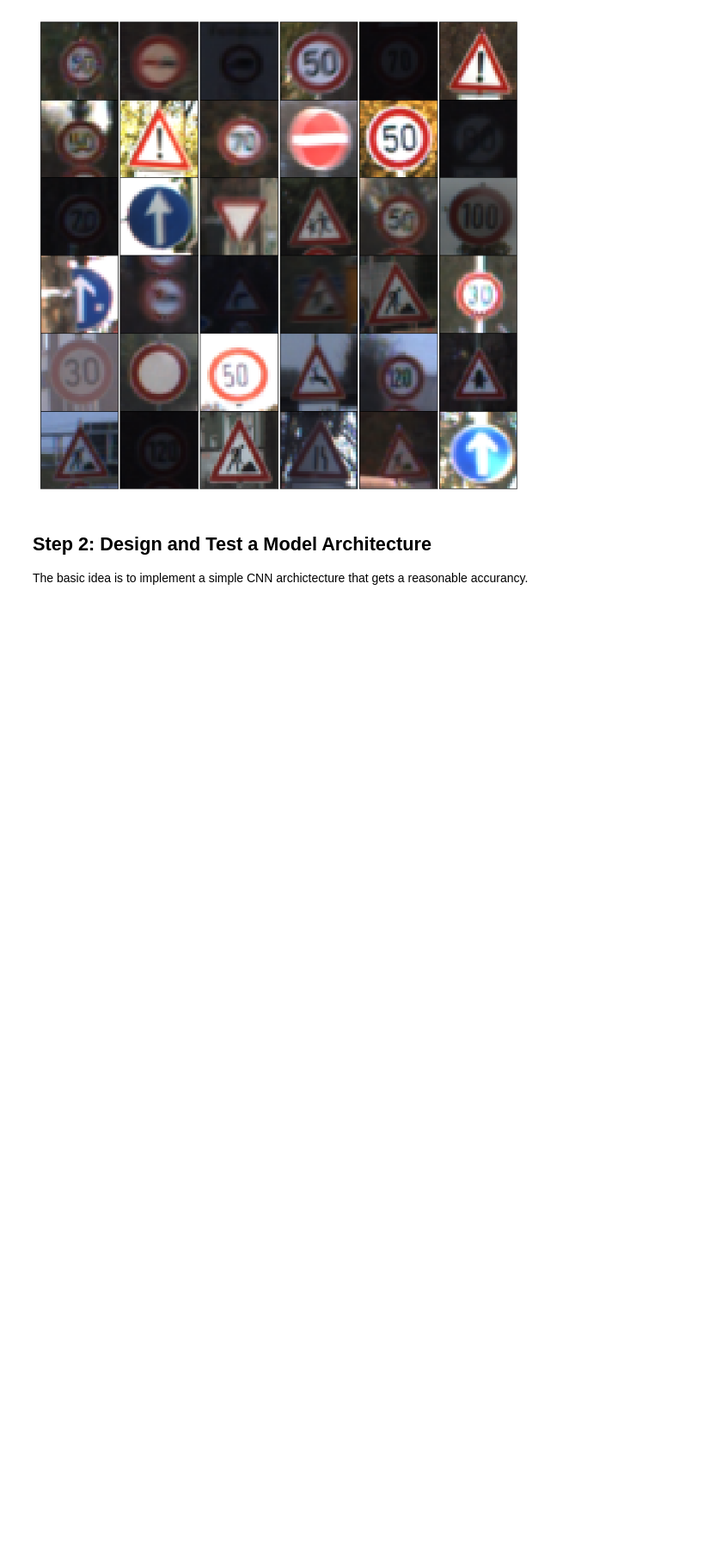
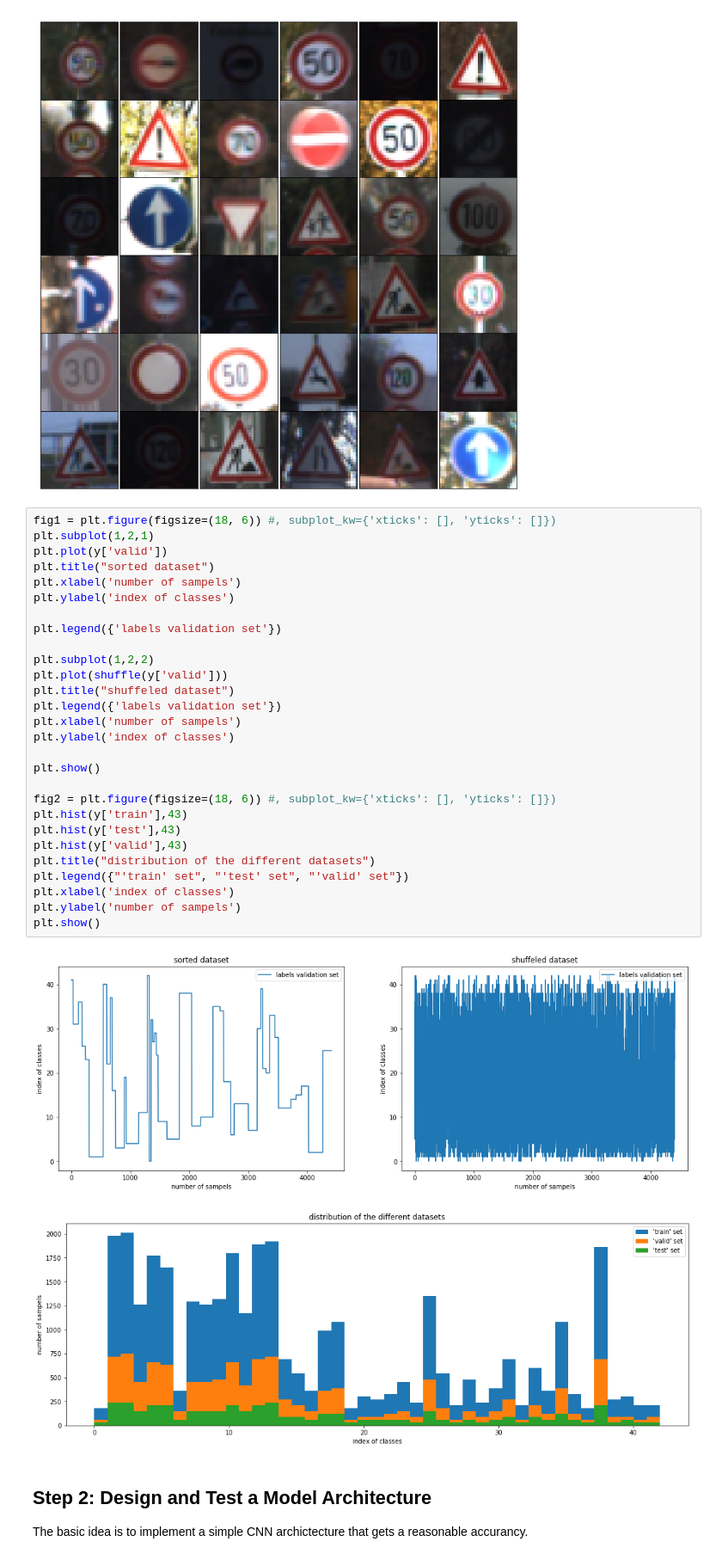
Before and after one commit to tiwiatgithub/carnd1_p2_traffic_signs, a Jupyter notebook: traffic_sign_classification_Inception-v4_ResNet.ipynb, the cells around one changed output. Shown at 86% size. Cells and saved outputs as stored; diff of their text form; blank space fills up the shorter version.

Commit message:
Update notebook according to "Review 1"
Updates:
1. Figure of dataset distributions
2. Figure of ordered and shuffeled dataset
3. Figure of Top 5 predictions
4. Fix bug in one-hot-encoder

```diff
--- a/traffic_sign_classification_Inception-v4_ResNet.ipynb
+++ b/traffic_sign_classification_Inception-v4_ResNet.ipynb
@@ -104,4 +104,35 @@ def plot_traffic_signs(X, rnd_seed=1):
 plot_traffic_signs(X)
 # %% [output]
 [figure]
+# %%
+fig1 = plt.figure(figsize=(18, 6)) #, subplot_kw={'xticks': [], 'yticks': []})
+plt.subplot(1,2,1)
+plt.plot(y['valid'])
+plt.title("sorted dataset")
+plt.xlabel('number of sampels')
+plt.ylabel('index of classes')
+
+plt.legend({'labels validation set'})
+
+plt.subplot(1,2,2)
+plt.plot(shuffle(y['valid']))
+plt.title("shuffeled dataset")
+plt.legend({'labels validation set'})
+plt.xlabel('number of sampels')
+plt.ylabel('index of classes')
+
+plt.show()
+
+fig2 = plt.figure(figsize=(18, 6)) #, subplot_kw={'xticks': [], 'yticks': []})
+plt.hist(y['train'],43)
+plt.hist(y['test'],43)
+plt.hist(y['valid'],43)
+plt.title("distribution of the different datasets")
+plt.legend({"'train' set", "'test' set", "'valid' set"})
+plt.xlabel('index of classes')
+plt.ylabel('number of sampels')
+plt.show()
+# %% [output]
+[figure, added]
+[figure, added]
 # %% [markdown]
```
Also changed, not shown: parts of 7 cells of this notebook, 1 other file.
